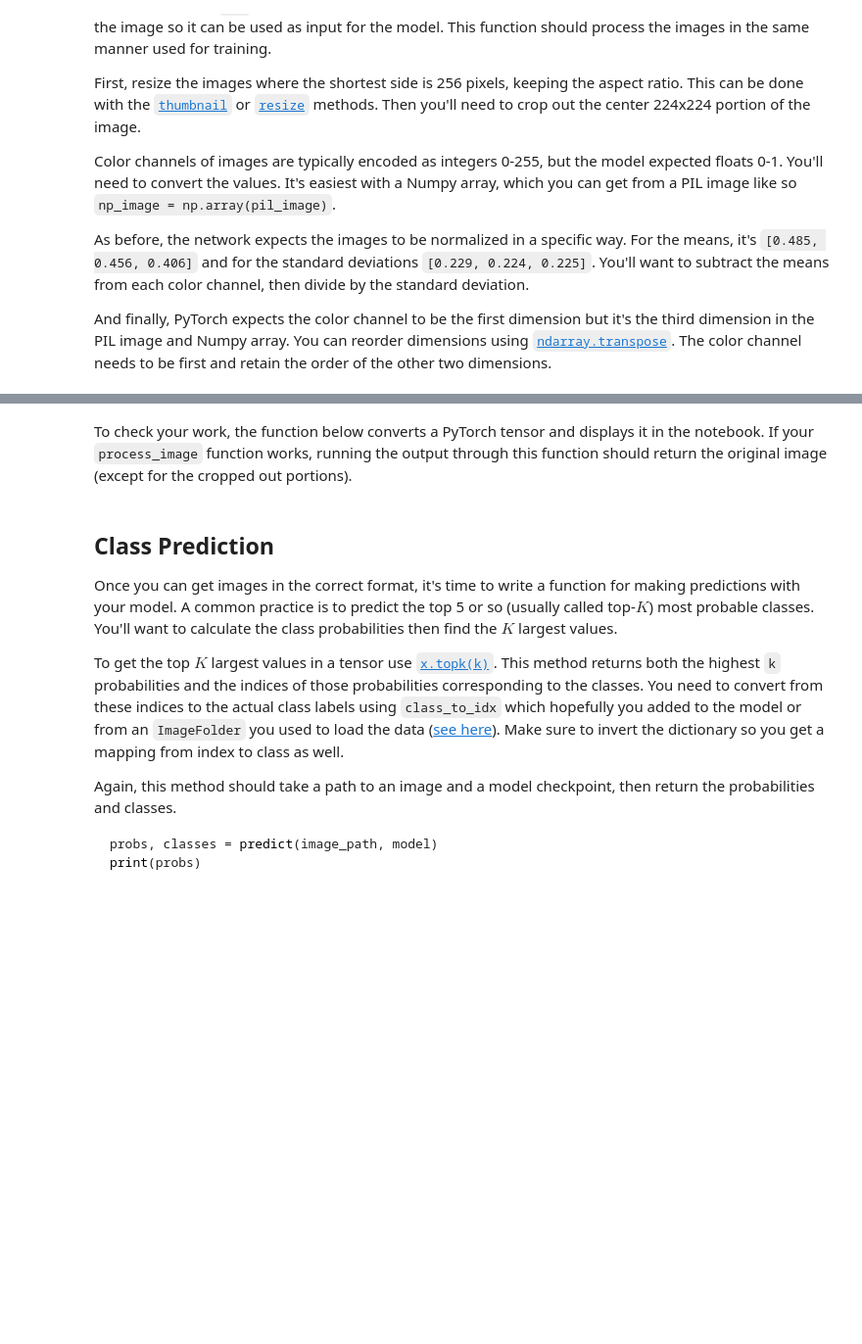
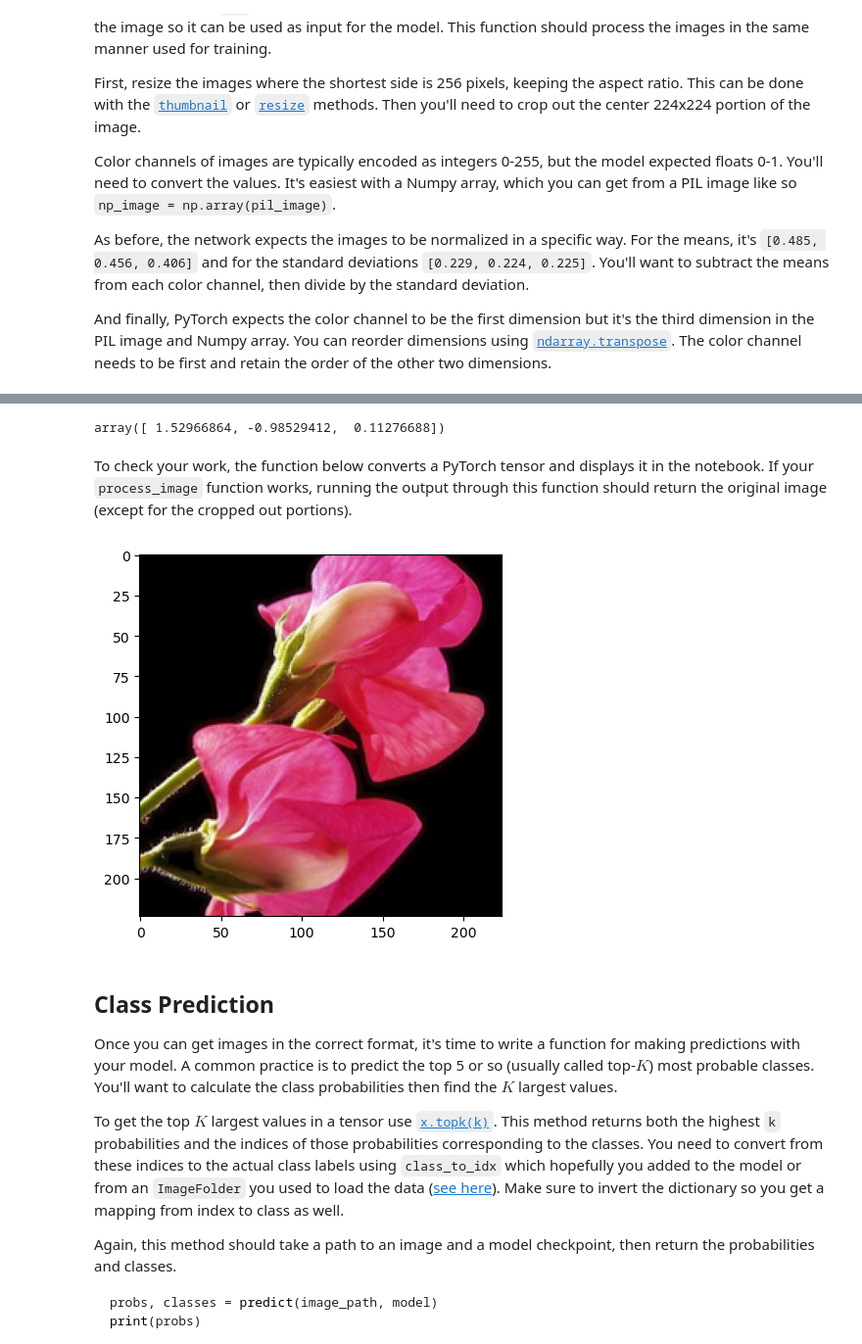
Before and after one commit to lestoef/aipnd-project, a Jupyter notebook: Image Classifier Project.ipynb, the cells around one changed output, grey strips where cells are left out. Shown: that part at 98% size. Saved outputs shown, nothing was run; the diff lists cells and outputs as text; code cells hidden in the pictures; blank space fills up the shorter version.

Commit message:
added imshow

```diff
--- a/Image Classifier Project.ipynb
+++ b/Image Classifier Project.ipynb
@@ -405,3 +439,7 @@ def process_image(image):
+# %%
+np_image[:,112,112]
+# %% [output]
+array([ 1.52966864, -0.98529412,  0.11276688])
 # %% [markdown]
 To check your work, the function below converts a PyTorch tensor and displays it in the notebook. If your `process_image` function works, running the output through this function should return the original image (except for the cropped out portions).
 # %%
@@ -412,12 +450,12 @@ def imshow(image, ax=None, title=None):
 
     # PyTorch tensors assume the color channel is the first dimension
     # but matplotlib assumes is the third dimension
-    image = image.numpy().transpose((1, 2, 0))
+    image = image.transpose((1, 2, 0))
 
     # Undo preprocessing
+    std = np.array([0.229, 0.224, 0.225])
     mean = np.array([0.485, 0.456, 0.406])
-    std = np.array([0.229, 0.224, 0.225])
-    image = std * image + mean
+    image = image * std + mean
 
     # Image needs to be clipped between 0 and 1 or it looks like noise when displayed
     image = np.clip(image, 0, 1)
@@ -425,6 +463,10 @@ def imshow(image, ax=None, title=None):
     ax.imshow(image)
 
     return ax
+# %%
+ax = imshow(np_image)
+# %% [output]
+[figure, added]
 # %% [markdown]
 ## Class Prediction
 
```
Also changed, not shown: parts of 4 cells of this notebook.
